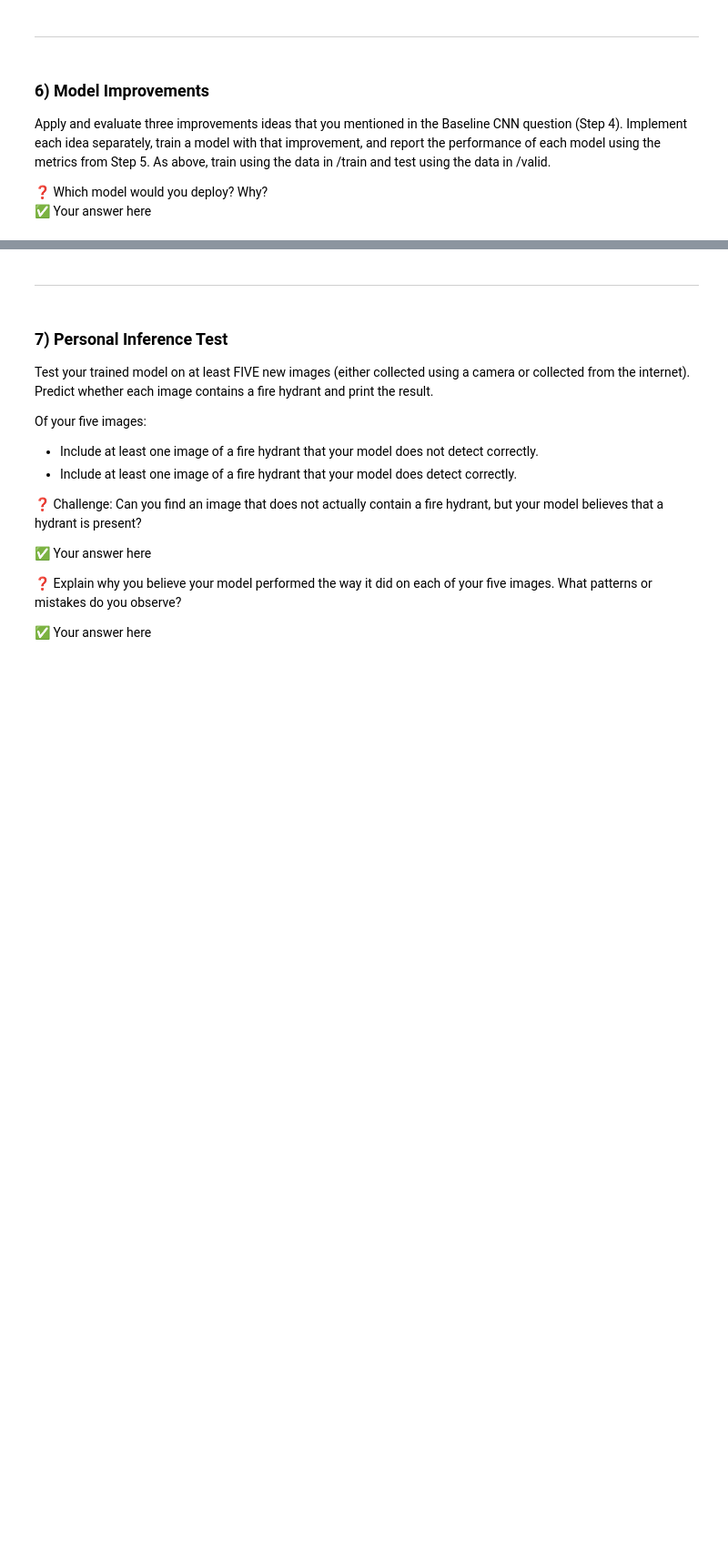
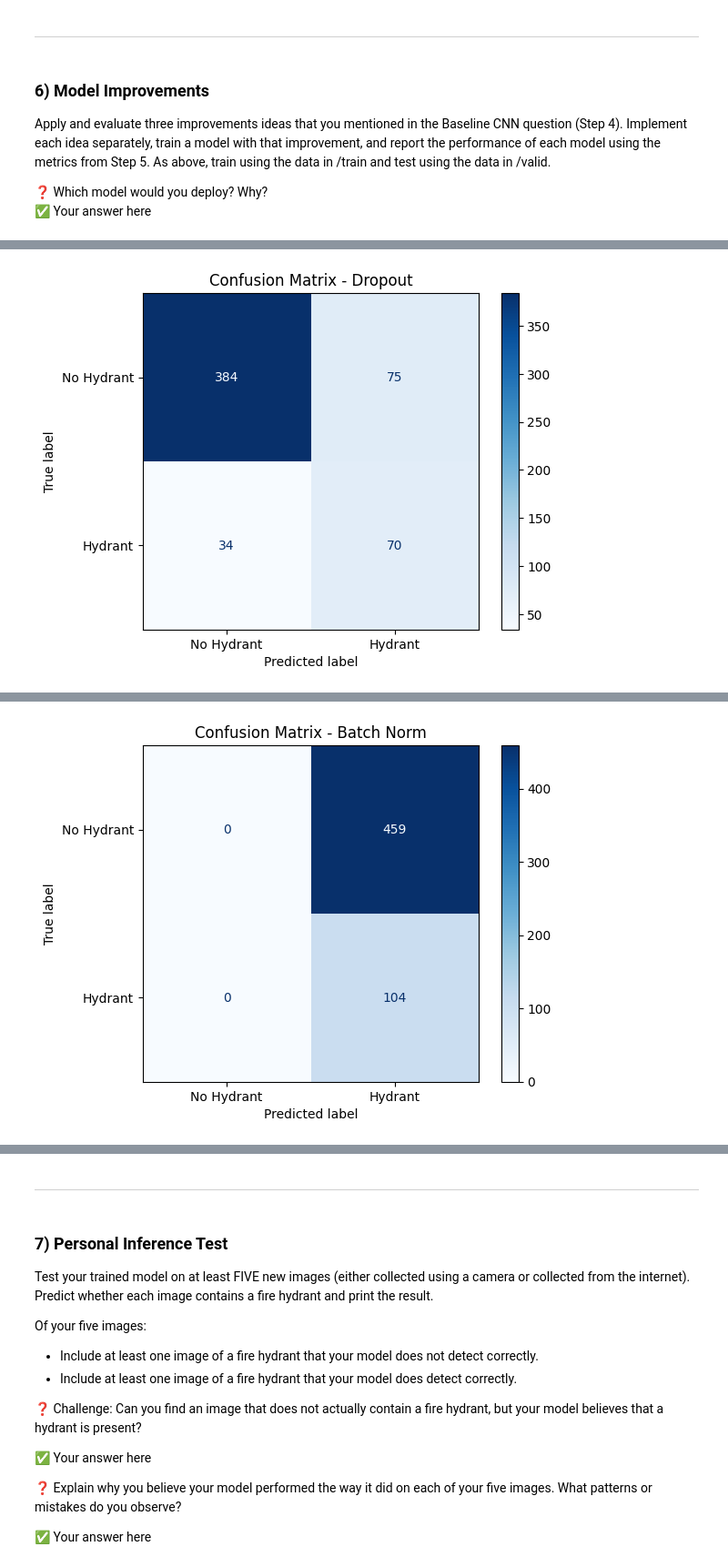
Before and after one commit to marxjoseph/SYSC4415A2, a Jupyter notebook: W2026/Assignments/A2/A2_SYSC4415_W26.ipynb, the cells around one changed output, grey strips where cells are left out. Shown at 91% size. Saved outputs shown, nothing was run; the diff lists cells and outputs as text; code cells hidden in the pictures; blank space fills up the shorter version.

```diff
--- a/W2026/Assignments/A2/A2_SYSC4415_W26.ipynb
+++ b/W2026/Assignments/A2/A2_SYSC4415_W26.ipynb
@@ -359,7 +359,7 @@ Implement each idea separately, train a model with that improvement, and report
 ❓ Which model would you deploy? Why?
 ✅ Your answer here
 # %%
-# CHANGE Model 1 - Dropout
+# Model 1 - Dropout
 class CNNWithDropout(nn.Module):
     def __init__(self):
         super(CNNWithDropout, self).__init__()
@@ -423,3 +423,44 @@ class CNNWithExtraLayer(nn.Module):
         x = torch.relu(self.fc1(x))
         x = self.sigmoid(self.fc2(x))
         return x
+
+
+for model, name in [(CNNWithDropout(), "Dropout"),
+                    (CNNWithBatchNorm(), "Batch Norm"),
+                    (CNNWithExtraLayer(), "Extra Layer")]:
+
+  optimizer = optim.Adam(model.parameters(), lr=0.001)
+  loss_fn = nn.BCELoss()
+
+  # Train
+  for epoch in range(10):
+      model.train()
+      epoch_loss = 0.0
+      for X, y in train_loader:
+          optimizer.zero_grad()
+          loss = loss_fn(model(X), y.float().unsqueeze(1))
+          loss.backward()
+          optimizer.step()
+          epoch_loss += loss.item()
+      print(f"Epoch {epoch+1}/10, Loss: {epoch_loss/len(train_loader):.4f}")
+
+  # Evaluate
+  model.eval()
+  all_preds, all_labels = [], []
+  with torch.no_grad():
+      for X, y in valid_loader:
+          preds = (model(X) >= 0.5).float()
+          all_preds.extend(preds.squeeze().tolist())
+          all_labels.extend(y.tolist())
+
+  print(f"\n{name} Results:")
+  print(f"Precision: {precision_score(all_labels, all_preds):.4f}")
+  print(f"Recall:    {recall_score(all_labels, all_preds):.4f}")
+  print(f"F1-Score:  {f1_score(all_labels, all_preds):.4f}")
+
+  cm = confusion_matrix(all_labels, all_preds)
+  disp = ConfusionMatrixDisplay(confusion_matrix=cm, display_labels=['No Hydrant', 'Hydrant'])
+  disp.plot(cmap='Blues')
+  plt.title(f"Confusion Matrix - {name}")
+  plt.show()
+# %% [output]
@@ -425,0 +482 @@ class CNNWithExtraLayer(nn.Module):
+[figure, added]
@@ -425,0 +498 @@ class CNNWithExtraLayer(nn.Module):
+[figure, added]
```
Also changed, not shown: parts of 4 cells of this notebook.
